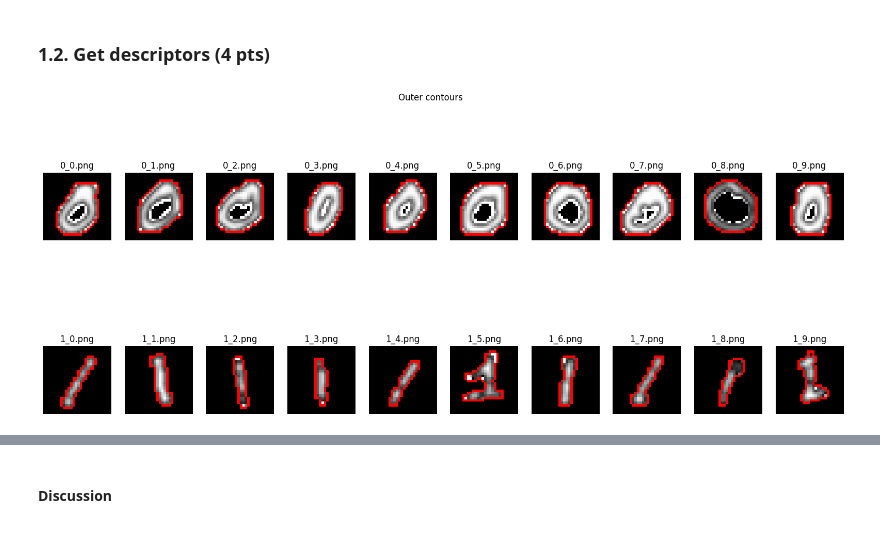
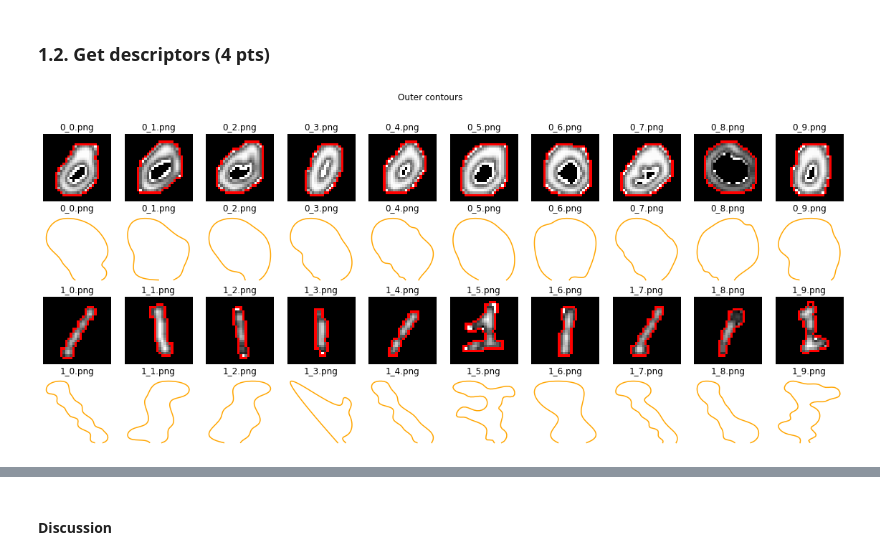
Before and after one commit to sirogosig/EE-451_code, a Jupyter notebook: labs/lab_02_object_description.ipynb, the cells around one changed output, grey strips where cells are left out. Drawn from its saved outputs; the diff is of its cells as text; code cells hidden in the pictures.

```diff
--- a/labs/lab_02_object_description.ipynb
+++ b/labs/lab_02_object_description.ipynb
@@ -167,35 +167,59 @@ TODO
 ### 1.2. Get descriptors (4 pts)
 # %%
 # Find contours
+
 
     # lists with contours
 zeros_Co = []
 ones_Co = []
 
     # Find contours, fill lists and plot
-fig, axes = plt.subplots(2, len(zeros), figsize=(20, 8))
+fig, axes = plt.subplots(4, len(zeros), figsize=(20, 8))
 
-for ax, im, nm in zip(axes[0], zeros, zeros_names):
+for ax0, ax1, im, nm in zip(axes[0], axes[1], zeros, zeros_names):
     im_contours = im.copy()
     im_contours = cv2.convertScaleAbs(im_contours)
     Co, _ = cv2.findContours(im_contours, cv2.RETR_EXTERNAL, cv2.CHAIN_APPROX_SIMPLE)
     zeros_Co.append(Co)
     im_contours = cv2.cvtColor(im_contours, cv2.COLOR_GRAY2BGR)
-    ax.imshow(cv2.drawContours(im_contours, Co, -1, (255, 0, 0), 1))
-    ax.axis('off')
-    ax.set_title(nm)
 
-for ax, im, nm in zip(axes[1], ones, ones_names):
+    xco = Co[0].T[0][0]
+    yco = Co[0].T[1][0]
+    data = np.array(list(zip(xco, yco)))
+    tck,u = interpolate.splprep(data.transpose(), s=1)
+    unew = np.arange(0, 1.01, 0.01)
+    out = interpolate.splev(unew, tck)
+
+    ax0.imshow(cv2.drawContours(im_contours, Co, -1, (255, 0, 0), 1))
+    ax1.plot(out[0], out[1], color='orange')
+
+    ax0.axis('off')
+    ax0.set_title(nm)
+    ax1.axis('off')
+    ax1.set_title(nm)
+
+for ax0, ax1, im, nm in zip(axes[2], axes[3], ones, ones_names):
     im_contours = im.copy()
     im_contours = cv2.convertScaleAbs(im_contours)
     Co, _ = cv2.findContours(im_contours, cv2.RETR_TREE, cv2.CHAIN_APPROX_SIMPLE)
     ones_Co.append(Co)
     im_contours = cv2.cvtColor(im_contours, cv2.COLOR_GRAY2BGR)
-    ax.imshow(cv2.drawContours(im_contours, Co, -1, (255, 0, 0), 1))
-    ax.axis('off')
-    ax.set_title(nm)
+
+    xco = Co[0].T[0][0]
+    yco = Co[0].T[1][0]
+    data = np.array(list(zip(xco, yco)))
+    tck,u = interpolate.splprep(data.transpose(), s=1)
+    unew = np.arange(0, 1.01, 0.01)
+    out = interpolate.splev(unew, tck)
+
+    ax0.imshow(cv2.drawContours(im_contours, Co, -1, (255, 0, 0), 1))
+    ax1.plot(out[0], out[1], color='orange')
+    ax0.axis('off')
+    ax0.set_title(nm)
+    ax1.axis('off')
+    ax1.set_title(nm)
 
 fig.suptitle("Outer contours")
 plt.show()
 # %% [output]
-[figure, old version]
+[figure, new version]
```
Also changed, not shown: parts of 15 cells of this notebook.
